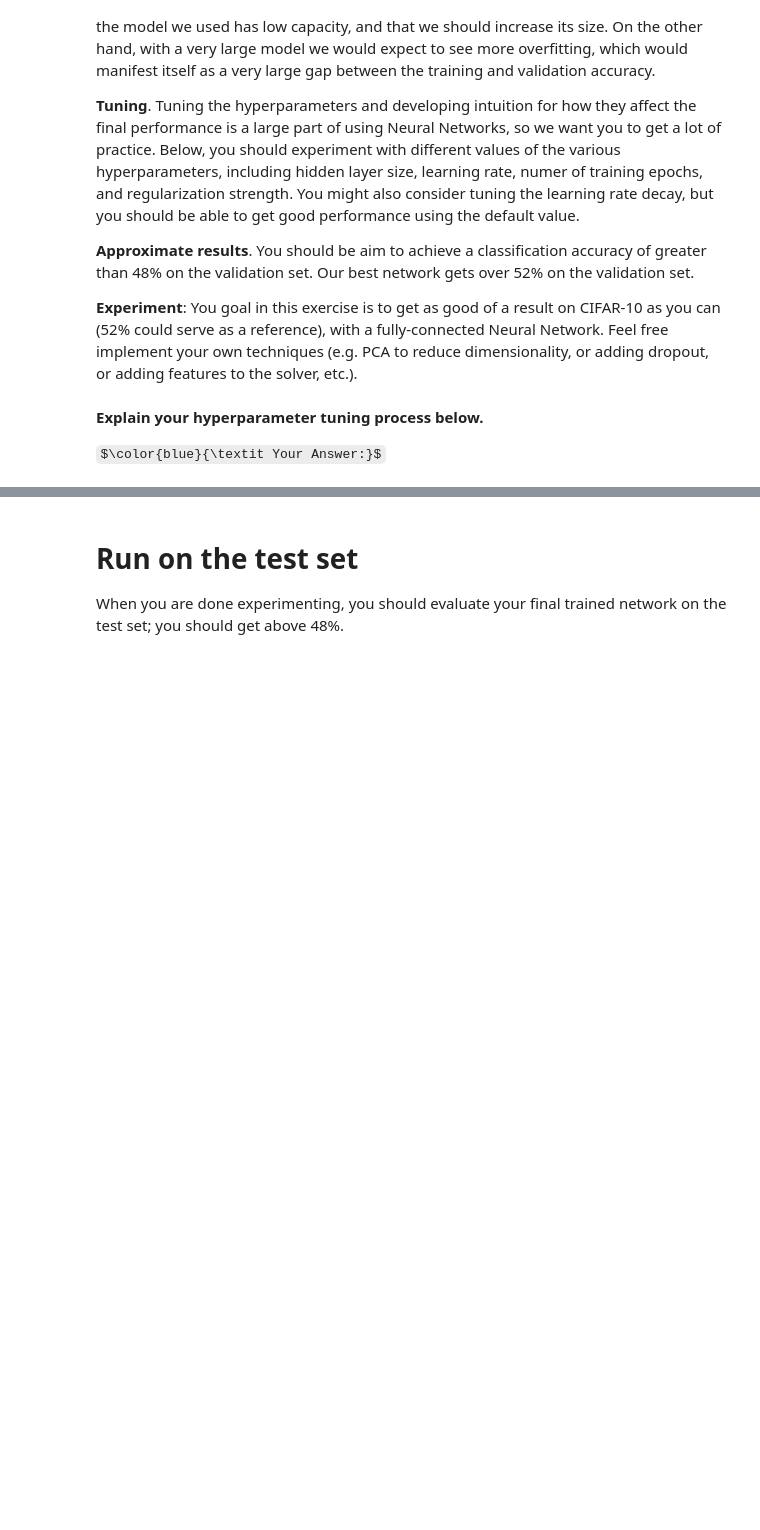
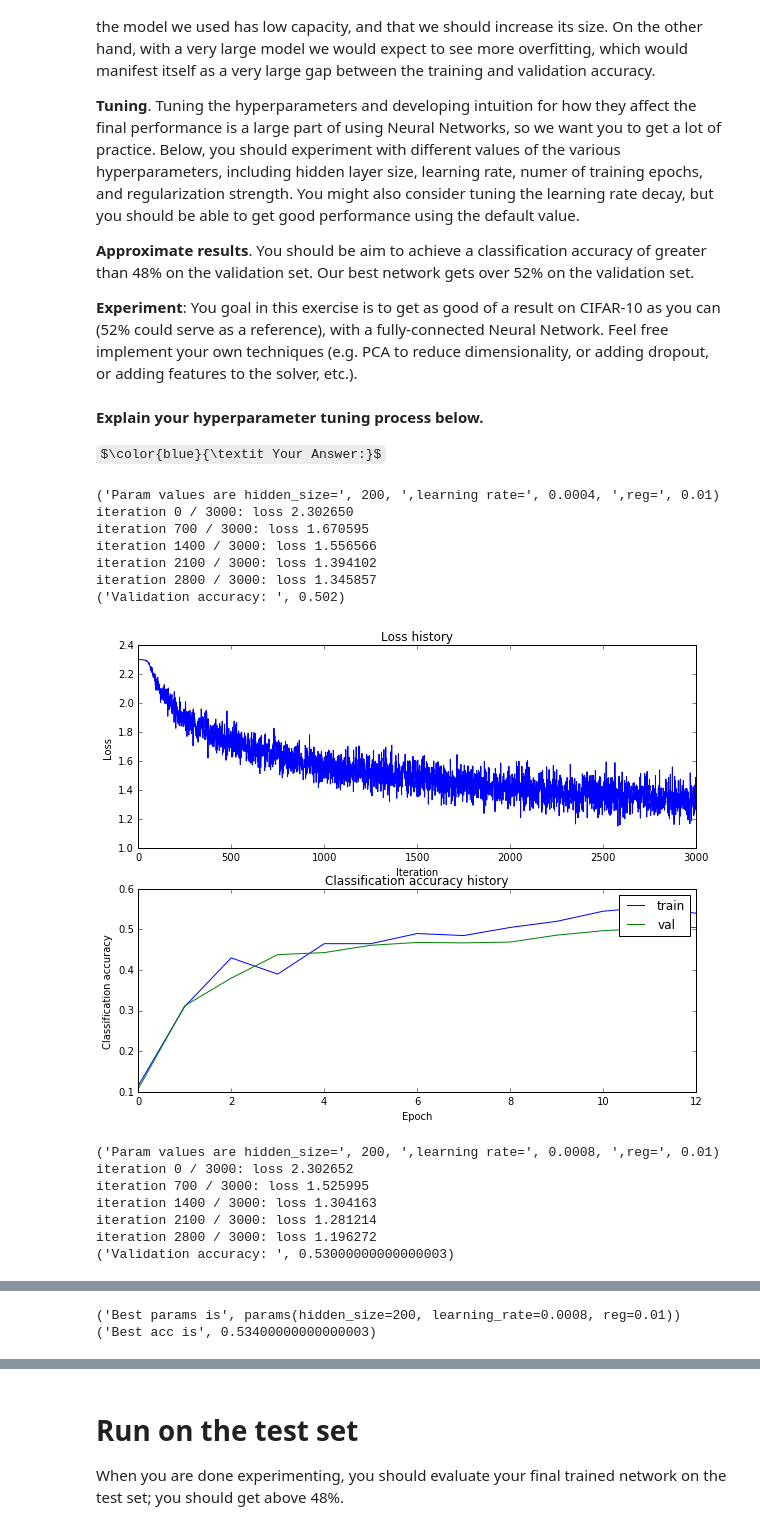
Before and after one commit to suyashss/cs231n_spring_2019, a Jupyter notebook: assignment1/two_layer_net.ipynb, the cells around one changed output, grey strips where cells are left out. Drawn from its saved outputs; the diff is of its cells as text; code cells hidden in the pictures; some formulas as TeX source; blank space fills up the shorter version.

Commit message:
Completed 2 layer NN assignment

```diff
--- a/assignment1/two_layer_net.ipynb
+++ b/assignment1/two_layer_net.ipynb
@@ -260,23 +291,99 @@ show_net_weights(net)
 **Explain your hyperparameter tuning process below.**
 
 $\color{blue}{\textit Your Answer:}$
+# %%
+from sklearn.decomposition import PCA
+pca = PCA(n_components=100)
+input_size=100
+pca.fit(X_train)
+X_train1 = pca.transform(X_train)
+X_val1 = pca.transform(X_val)
 # %%
 best_net = None # store the best model into this
 
 #################################################################################
 # TODO: Tune hyperparameters using the validation set. Store your best trained  #
 # model in best_net.                                                            #
 #                                                                               #
 # To help debug your network, it may help to use visualizations similar to the  #
 # ones we used above; these visualizations will have significant qualitative    #
 # differences from the ones we saw above for the poorly tuned network.          #
 #                                                                               #
 # Tweaking hyperparameters by hand can be fun, but you might find it useful to  #
 # write code to sweep through possible combinations of hyperparameters          #
 # automatically like we did on the previous exercises.                          #
 #################################################################################
 # *****START OF YOUR CODE (DO NOT DELETE/MODIFY THIS LINE)*****
+from collections import namedtuple
+input_size = X_train.shape[1]
+num_classes = 10
 
-pass
+
+hidden_size_range = [200,400]
+learning_rate_range = [4e-4,8e-4]
+reg_range = [0.01]
+params = namedtuple('params',['hidden_size','learning_rate','reg'])
+param_dict = dict()
+for hidden_size in hidden_size_range:
+    for learning_rate in learning_rate_range:
+        for reg in reg_range:
+            print("Param values are hidden_size=",hidden_size,",learning rate=",learning_rate,",reg=",reg)
+            net = TwoLayerNet(input_size, hidden_size, num_classes)
+
+            # Train the network
+            stats = net.train(X_train, y_train, X_val, y_val,
+                        num_iters=3000, batch_size=200,
+                        learning_rate=learning_rate, learning_rate_decay=0.95,
+                        reg=reg, verbose=True)
+
+            # Predict on the validation set
+            val_acc = (net.predict(X_val) == y_val).mean()
+            print('Validation accuracy: ', val_acc)
+
+            p = params(hidden_size,learning_rate,reg)
+            param_dict[net] = (p,val_acc)
+
+            # Plot the loss function and train / validation accuracies
+            plt.subplot(2, 1, 1)
+            plt.plot(stats['loss_history'])
+            plt.title('Loss history')
+            plt.xlabel('Iteration')
+            plt.ylabel('Loss')
+
+            plt.subplot(2, 1, 2)
+            plt.plot(stats['train_acc_history'], label='train')
+            plt.plot(stats['val_acc_history'], label='val')
+            plt.title('Classification accuracy history')
+            plt.xlabel('Epoch')
+            plt.ylabel('Classification accuracy')
+            plt.legend()
+            plt.show()
+
+best_acc = 0
+best_p = 0
+for curr_net,(p,val_acc) in param_dict.iteritems():
+    if val_acc > best_acc:
+        best_net = curr_net
+        best_acc = val_acc
+        best_p = p
+
+print("Best params is",p)
+print("Best acc is",best_acc)
 
 # *****END OF YOUR CODE (DO NOT DELETE/MODIFY THIS LINE)*****
+# %% [output]
+('Param values are hidden_size=', 200, ',learning rate=', 0.0004, ',reg=', 0.01)
+iteration 0 / 3000: loss 2.302650
+iteration 700 / 3000: loss 1.670595
+iteration 1400 / 3000: loss 1.556566
+iteration 2100 / 3000: loss 1.394102
+iteration 2800 / 3000: loss 1.345857
+('Validation accuracy: ', 0.502)
+[figure, added]
+('Param values are hidden_size=', 200, ',learning rate=', 0.0008, ',reg=', 0.01)
+iteration 0 / 3000: loss 2.302652
+iteration 700 / 3000: loss 1.525995
+iteration 1400 / 3000: loss 1.304163
+iteration 2100 / 3000: loss 1.281214
+iteration 2800 / 3000: loss 1.196272
+('Validation accuracy: ', 0.53000000000000003)
@@ -283,3 +407,5 @@ pass
+('Best params is', params(hidden_size=200, learning_rate=0.0008, reg=0.01))
+('Best acc is', 0.53400000000000003)
 # %%
 # visualize the weights of the best network
 show_net_weights(best_net)
```
Also changed, not shown: parts of 10 cells of this notebook, 1 other file.
